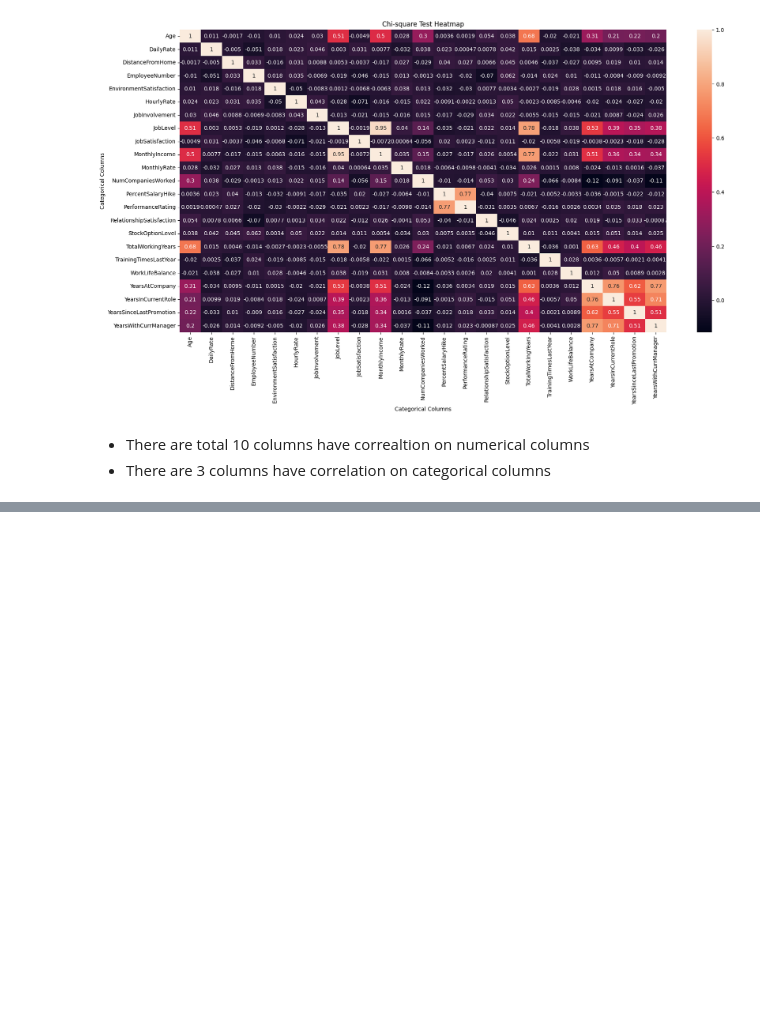
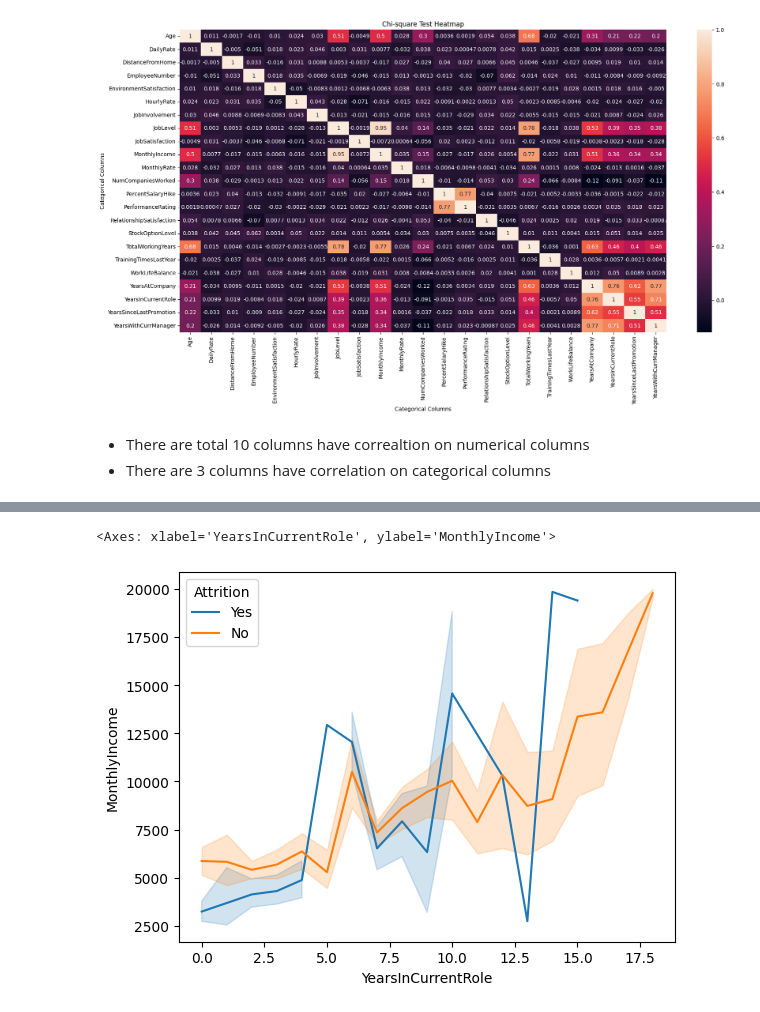
Before and after one commit to JOCRZ/Meriskill-Internship, a Jupyter notebook: Projects/Project3/M2Project3.ipynb, the cells around one changed output, grey strips where cells are left out. Drawn from its saved outputs; the diff is of its cells as text; code cells hidden in the pictures; blank space fills up the shorter version.

```diff
--- a/Projects/Project3/M2Project3.ipynb
+++ b/Projects/Project3/M2Project3.ipynb
@@ -160,0 +269,5 @@ TypeError: unsupported operand type(s) for +: 'float' and 'str'
+# %%
+sns.lineplot(data=df, x='YearsInCurrentRole',y='MonthlyIncome',hue='Attrition')
+# %% [output]
+<Axes: xlabel='YearsInCurrentRole', ylabel='MonthlyIncome'>
+[figure, added]
```
Also changed, not shown: parts of 51 cells of this notebook, 2 other files.
